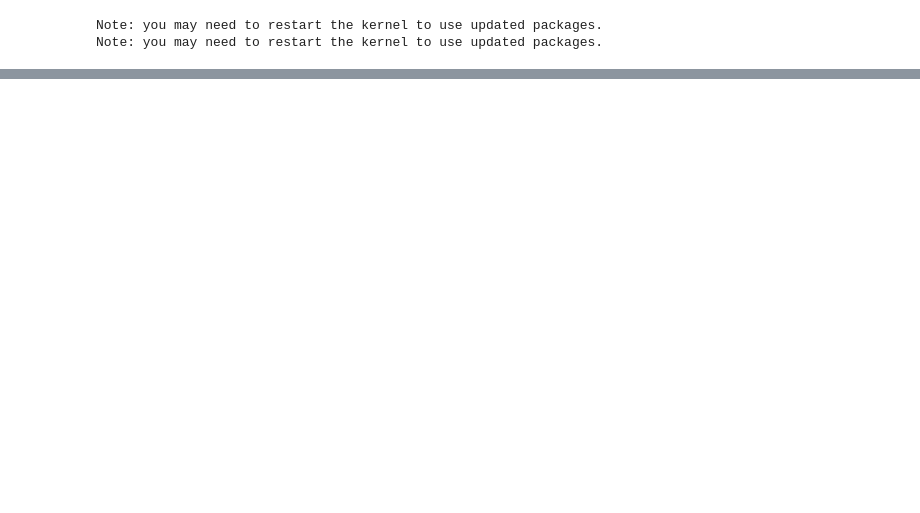
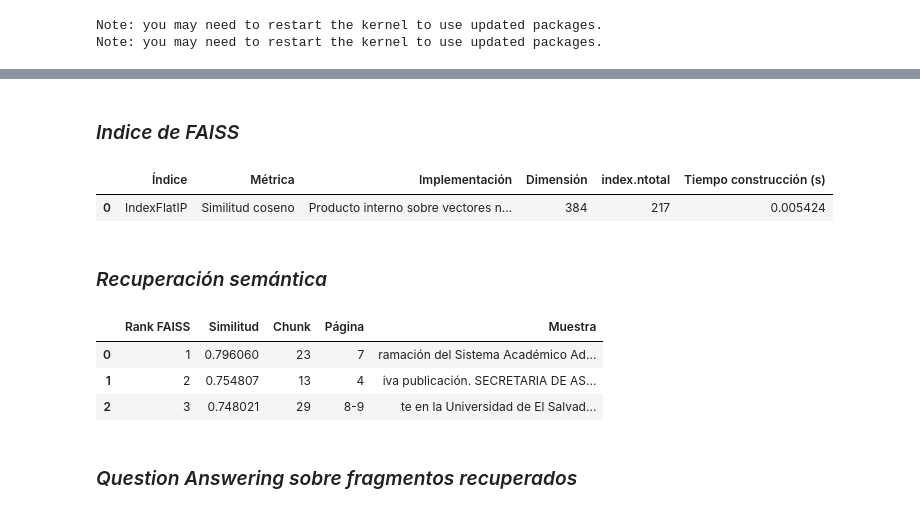
Before and after one commit to abner-rivas/Laboratorio---ML, a Jupyter notebook: laboratorio_ml_qa.ipynb, the cells around one changed output, grey strips where cells are left out. Cells and saved outputs as stored; diff of their text form; code cells hidden in the pictures; blank space fills up the shorter version.

```diff
--- a/laboratorio_ml_qa.ipynb
+++ b/laboratorio_ml_qa.ipynb
@@ -2447,0 +1545,75 @@ Note: you may need to restart the kernel to use updated packages.
+# %% [markdown]
+### *Indice de FAISS*
+# %%
+inicio_indice_rag = time.perf_counter()
+indice_rag = faiss.IndexFlatIP(dimension_embeddings)
+indice_rag.add(np.ascontiguousarray(embeddings_rag, dtype=np.float32))
+tiempo_indice_rag = time.perf_counter() - inicio_indice_rag
+
+assert indice_rag.d == dimension_embeddings
+assert indice_rag.ntotal == len(fragmentos_rag)
+
+display(pd.DataFrame([{
+    "Índice": "IndexFlatIP",
+    "Métrica": "Similitud coseno",
+    "Implementación": "Producto interno sobre vectores normalizados",
+    "Dimensión": indice_rag.d,
+    "index.ntotal": indice_rag.ntotal,
+    "Tiempo construcción (s)": tiempo_indice_rag,
+}]).style.format({"Tiempo construcción (s)": "{:.6f}"}))
+# %% [output]
+|  | Índice | Métrica | Implementación | Dimensión | index.ntotal | Tiempo construcción (s) |
+| 0 | IndexFlatIP | Similitud coseno | Producto interno sobre vectores n... | 384 | 217 | 0.005424 |
+# %% [markdown]
+### *Recuperación semántica*
+# %%
+def recuperar_fragmentos(pregunta, k=3):
+    """Recupera Top-K y conserva toda la metadata documental y vectorial."""
+    if not 1 <= k <= len(fragmentos_rag):
+        raise ValueError("k debe estar entre 1 y la cantidad de fragmentos")
+
+    embedding_pregunta = modelo_embeddings_rag.encode(
+        [pregunta],
+        convert_to_numpy=True,
+        normalize_embeddings=True,
+        show_progress_bar=False,
+    ).astype(np.float32)
+    assert embedding_pregunta.shape[1] == indice_rag.d
+
+    similitudes, indices = indice_rag.search(
+        np.ascontiguousarray(embedding_pregunta), k
+    )
+    return [
+        {
+            **fragmentos_rag[int(indice)],
+            "rank_faiss": rank,
+            "similitud_faiss": float(similitud),
+        }
+        for rank, (indice, similitud) in enumerate(
+            zip(indices[0], similitudes[0]), start=1
+        )
+    ]
+
+
+pregunta_ejemplo_rag = preguntas_documento[3]["pregunta"]
+recuperacion_ejemplo = recuperar_fragmentos(pregunta_ejemplo_rag, k=3)
+display(pd.DataFrame([{
+    "Rank FAISS": fragmento["rank_faiss"],
+    "Similitud": fragmento["similitud_faiss"],
+    "Chunk": fragmento["chunk_id"],
+    "Página": (
+        str(fragmento["pagina_inicio"])
+        if fragmento["pagina_inicio"] == fragmento["pagina_fin"]
+        else f'{fragmento["pagina_inicio"]}-{fragmento["pagina_fin"]}'
+    ),
+    "Muestra": fragmento["texto"][:220].replace("\n", " ") + "…",
+} for fragmento in recuperacion_ejemplo]).style.format({
+    "Similitud": "{:.6f}"
+}))
+# %% [output]
+|  | Rank FAISS | Similitud | Chunk | Página | Muestra |
+| 0 | 1 | 0.796060 | 23 | 7 | ramación del Sistema Académico Ad... |
+| 1 | 2 | 0.754807 | 13 | 4 | iva publicación. SECRETARIA DE AS... |
+| 2 | 3 | 0.748021 | 29 | 8-9 | te en la Universidad de El Salvad... |
+# %% [markdown]
+### *Question Answering sobre fragmentos recuperados*
```
Also changed, not shown: parts of 52 cells of this notebook.
